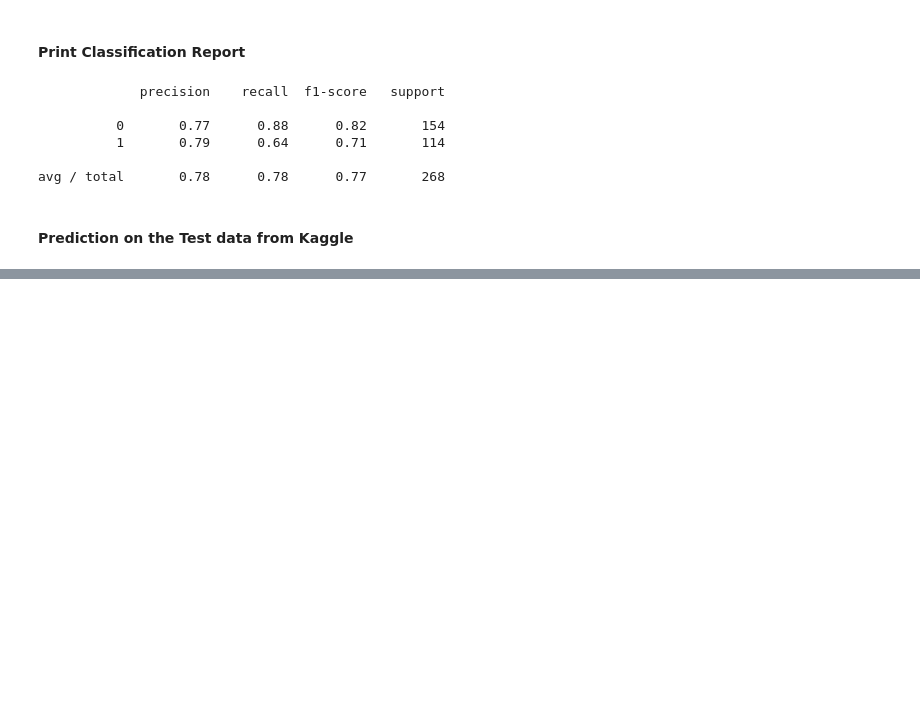
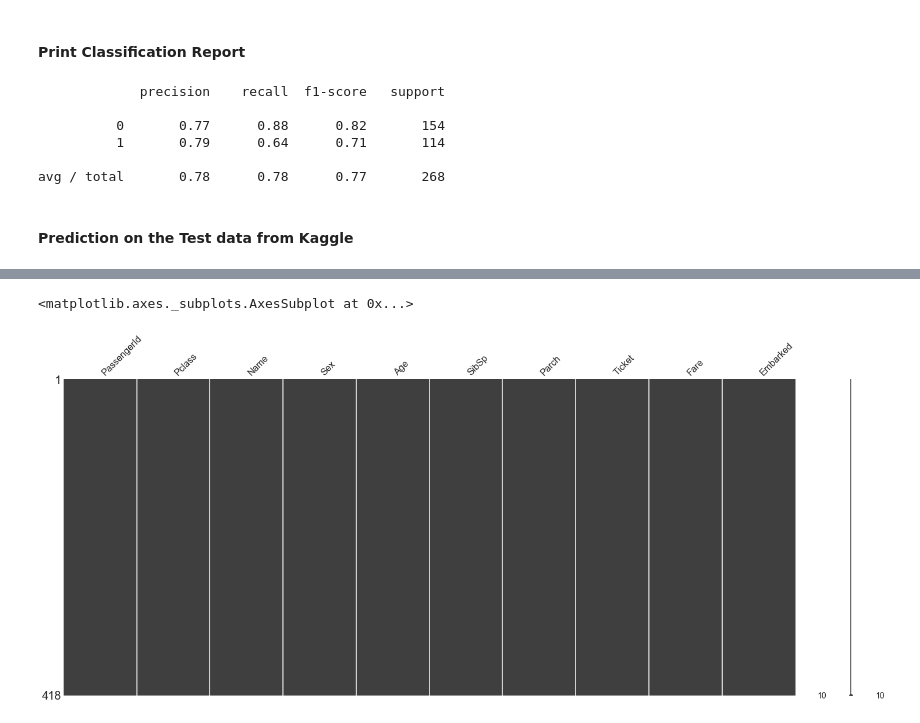
Before and after one commit to genegambit/iPython_Notebooks_MachineLearning, a Jupyter notebook: Titanic_Logistic_Regression.ipynb, the cells around one changed output, grey strips where cells are left out. Saved outputs shown, nothing was run; the diff lists cells and outputs as text; code cells hidden in the pictures; blank space fills up the shorter version.

```diff
--- a/Titanic_Logistic_Regression.ipynb
+++ b/Titanic_Logistic_Regression.ipynb
@@ -304,0 +333,11 @@ avg / total       0.78      0.78      0.77       268
+# %%
+TestData['Age'] = TestData[['Age','Pclass']].apply(AgeImpute,axis=1)
+# %%
+TestData.drop('Cabin', axis = 1, inplace= True)
+# %%
+TestData.fillna(TestData['Fare'].mean(),inplace=True)
+# %%
+ms.matrix(TestData)
+# %% [output]
+<matplotlib.axes._subplots.AxesSubplot at 0x...>
+[figure, added]
```
Also changed, not shown: parts of 11 cells of this notebook, 1 other file.
